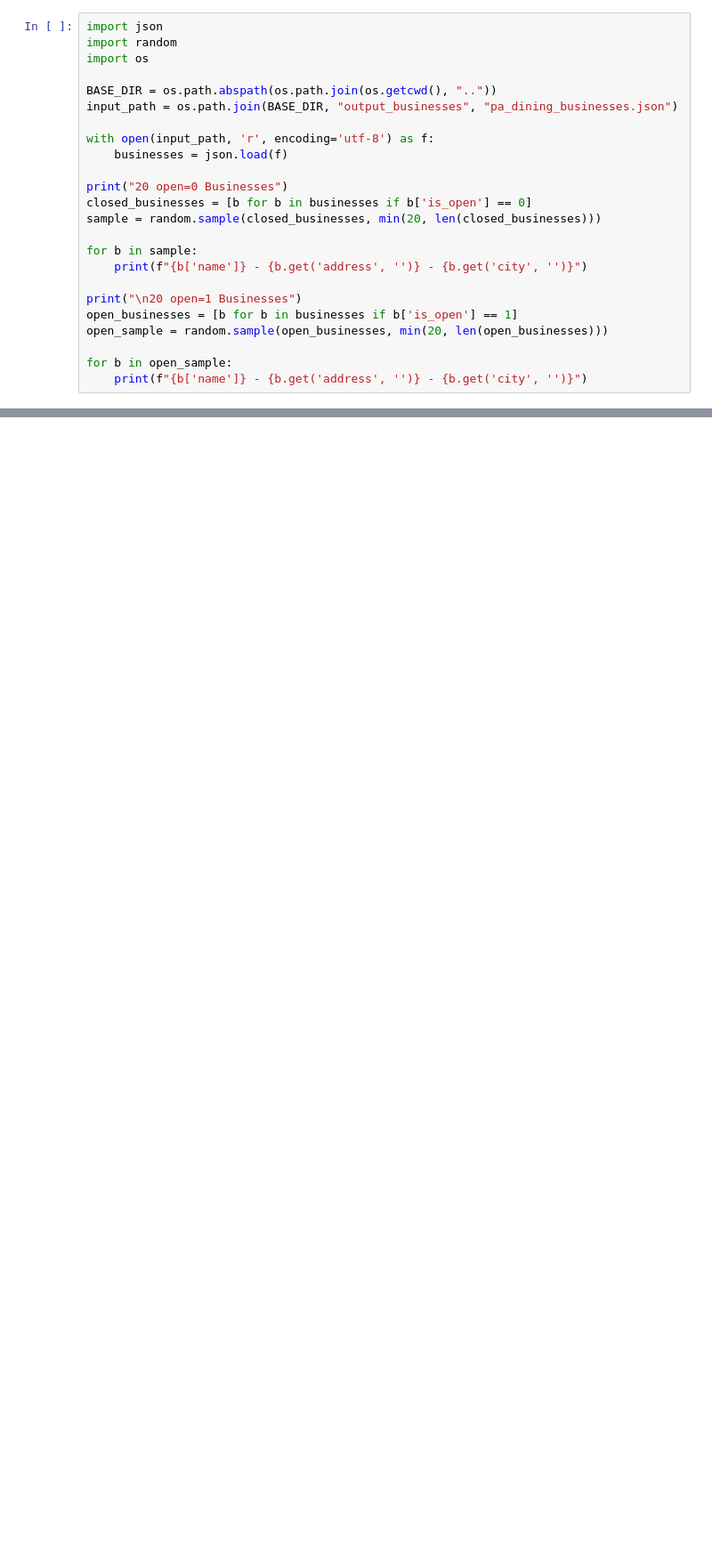
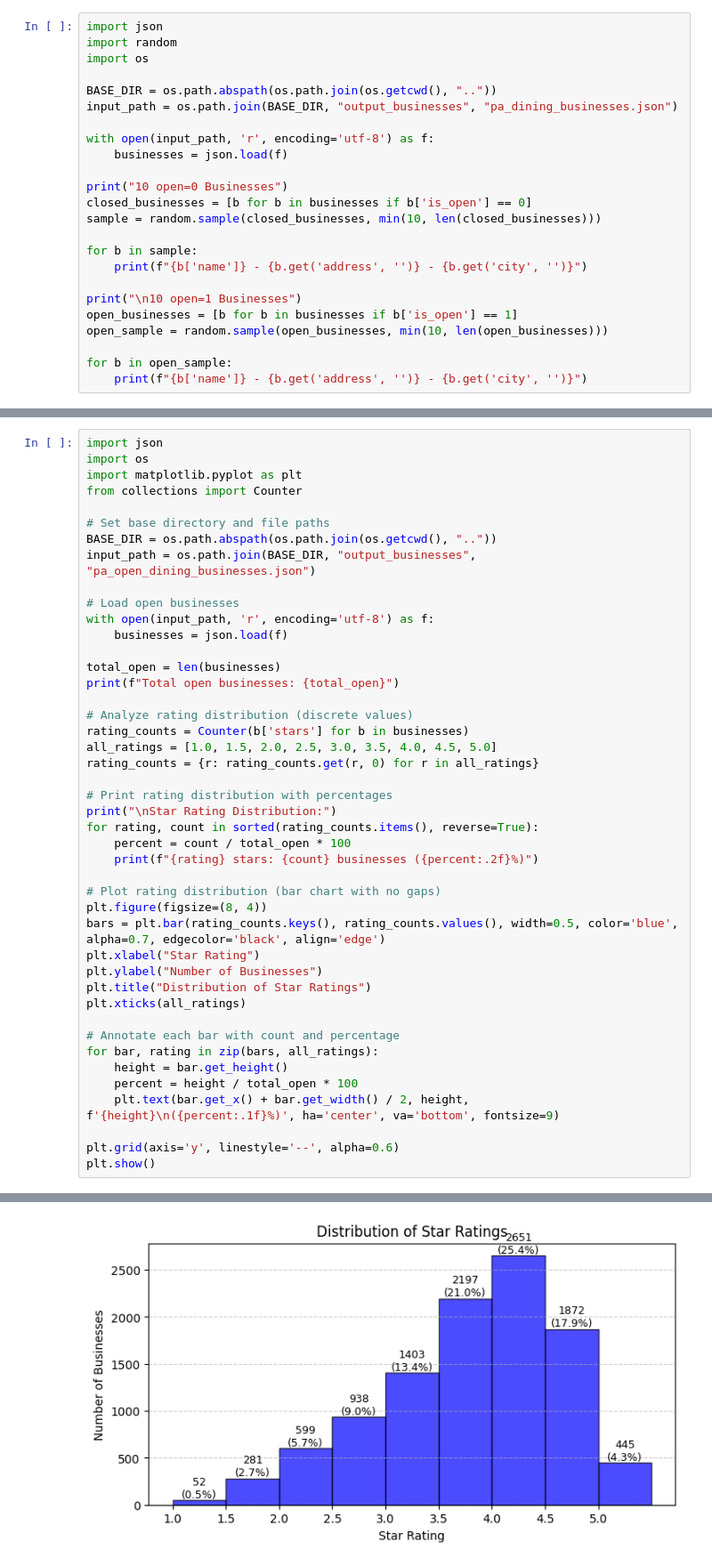
Before and after one commit to Roxie-Deng/llm-dining-recommender-model, a Jupyter notebook: data_processing/02_clean_threshold_identifying.ipynb, the cells around one changed output, grey strips where cells are left out. Shown at 89% size. Saved outputs shown, nothing was run; the diff lists cells and outputs as text; blank space fills up the shorter version.

```diff
--- a/data_processing/02_clean_threshold_identifying.ipynb
+++ b/data_processing/02_clean_threshold_identifying.ipynb
@@ -33,16 +19,16 @@ input_path = os.path.join(BASE_DIR, "output_businesses", "pa_dining_businesses.j
 with open(input_path, 'r', encoding='utf-8') as f:
     businesses = json.load(f)
 
-print("20 open=0 Businesses")
+print("10 open=0 Businesses")
 closed_businesses = [b for b in businesses if b['is_open'] == 0]
-sample = random.sample(closed_businesses, min(20, len(closed_businesses)))
+sample = random.sample(closed_businesses, min(10, len(closed_businesses)))
 
 for b in sample:
     print(f"{b['name']} - {b.get('address', '')} - {b.get('city', '')}")
 
-print("\n20 open=1 Businesses")
+print("\n10 open=1 Businesses")
 open_businesses = [b for b in businesses if b['is_open'] == 1]
-open_sample = random.sample(open_businesses, min(20, len(open_businesses)))
+open_sample = random.sample(open_businesses, min(10, len(open_businesses)))
 
 for b in open_sample:
     print(f"{b['name']} - {b.get('address', '')} - {b.get('city', '')}")
@@ -218,0 +91,45 @@ Users saved to d:\Programming\LLM_RS\output_businesses\pa_users.json
+# %%
+import json
+import os
+import matplotlib.pyplot as plt
+from collections import Counter
+
+# Set base directory and file paths
+BASE_DIR = os.path.abspath(os.path.join(os.getcwd(), ".."))
+input_path = os.path.join(BASE_DIR, "output_businesses", "pa_open_dining_businesses.json")
+
+# Load open businesses
+with open(input_path, 'r', encoding='utf-8') as f:
+    businesses = json.load(f)
+
+total_open = len(businesses)
+print(f"Total open businesses: {total_open}")
+
+# Analyze rating distribution (discrete values)
+rating_counts = Counter(b['stars'] for b in businesses)
+all_ratings = [1.0, 1.5, 2.0, 2.5, 3.0, 3.5, 4.0, 4.5, 5.0]
+rating_counts = {r: rating_counts.get(r, 0) for r in all_ratings}
+
+# Print rating distribution with percentages
+print("\nStar Rating Distribution:")
+for rating, count in sorted(rating_counts.items(), reverse=True):
+    percent = count / total_open * 100
+    print(f"{rating} stars: {count} businesses ({percent:.2f}%)")
+
+# Plot rating distribution (bar chart with no gaps)
+plt.figure(figsize=(8, 4))
+bars = plt.bar(rating_counts.keys(), rating_counts.values(), width=0.5, color='blue', alpha=0.7, edgecolor='black', align='edge')
+plt.xlabel("Star Rating")
+plt.ylabel("Number of Businesses")
+plt.title("Distribution of Star Ratings")
+plt.xticks(all_ratings)
+
+# Annotate each bar with count and percentage
+for bar, rating in zip(bars, all_ratings):
+    height = bar.get_height()
+    percent = height / total_open * 100
+    plt.text(bar.get_x() + bar.get_width() / 2, height, f'{height}\n({percent:.1f}%)', ha='center', va='bottom', fontsize=9)
+
+plt.grid(axis='y', linestyle='--', alpha=0.6)
+plt.show()
+# %% [output]
@@ -218,0 +148 @@ Users saved to d:\Programming\LLM_RS\output_businesses\pa_users.json
+[figure, added]
```
Also changed, not shown: parts of 18 cells of this notebook, 10 other files.
